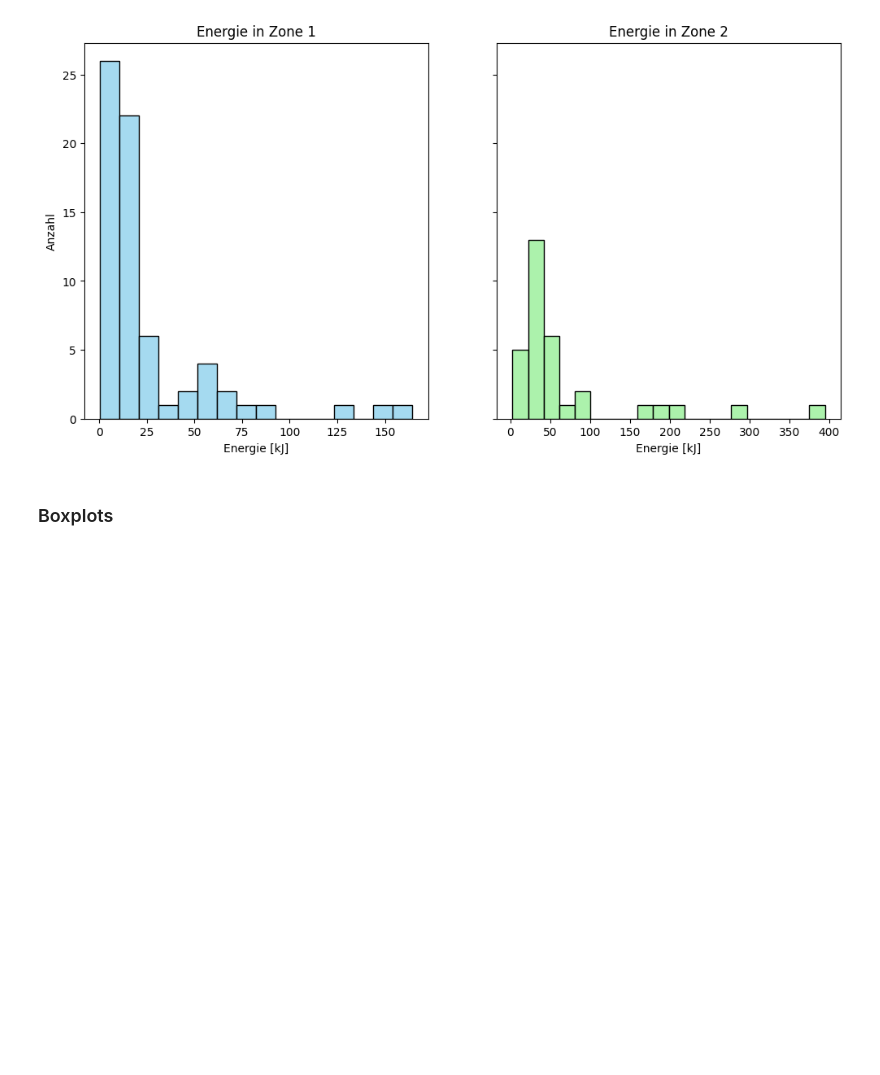
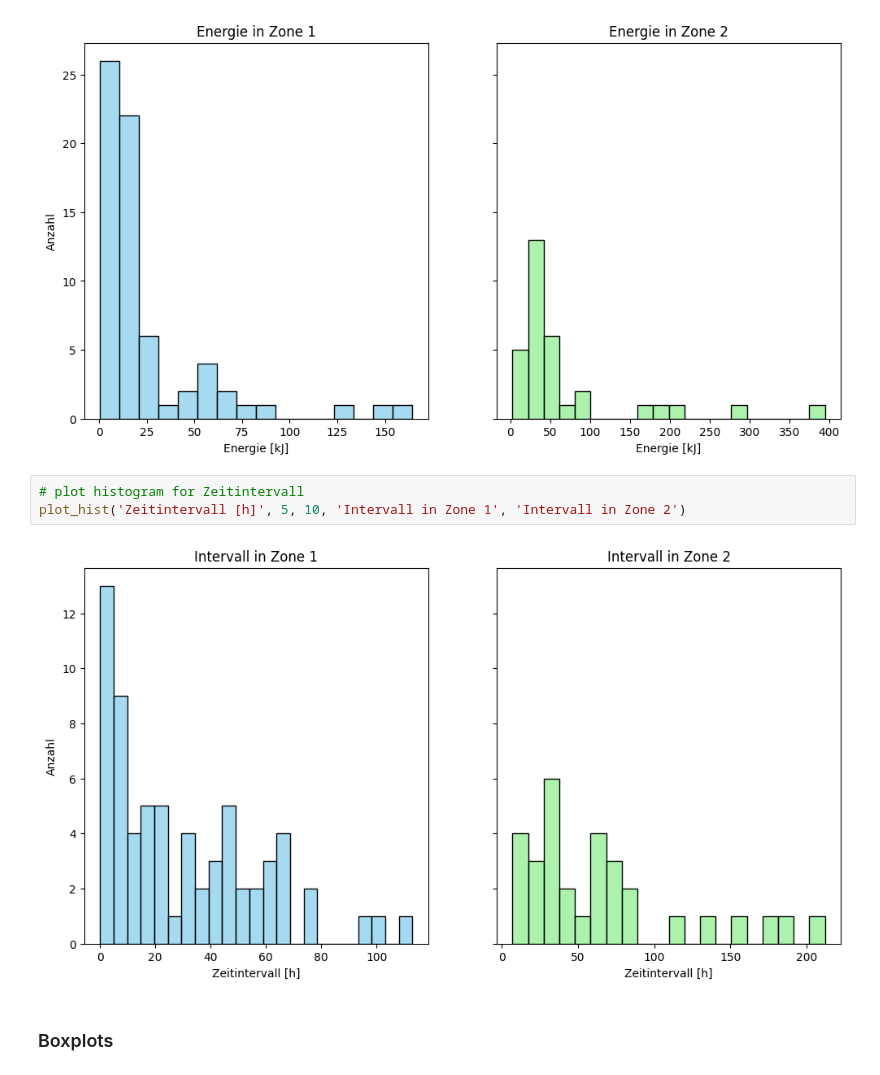
Before and after one commit to Steff72/cwm1, a Jupyter notebook: notebook/cwm1.ipynb, the cells around one changed output. Saved outputs shown, nothing was run; the diff lists cells and outputs as text; blank space fills up the shorter version.

```diff
--- a/notebook/cwm1.ipynb
+++ b/notebook/cwm1.ipynb
@@ -202,6 +206,11 @@ plot_hist('Geschwindigkeit [m/s]', 1, 2, 'Geschwindigkeit in Zone 1', 'Geschwind
 plot_hist('Energie [kJ]', 10, 20, 'Energie in Zone 1', 'Energie in Zone 2')
 # %% [output]
 [figure]
+# %%
+# plot histogram for Zeitintervall
+plot_hist('Zeitintervall [h]', 5, 10, 'Intervall in Zone 1', 'Intervall in Zone 2')
+# %% [output]
+[figure, added]
 # %% [markdown]
 ### Boxplots
 # %%
```
Also changed, not shown: parts of 4 cells of this notebook, 2 other files.
